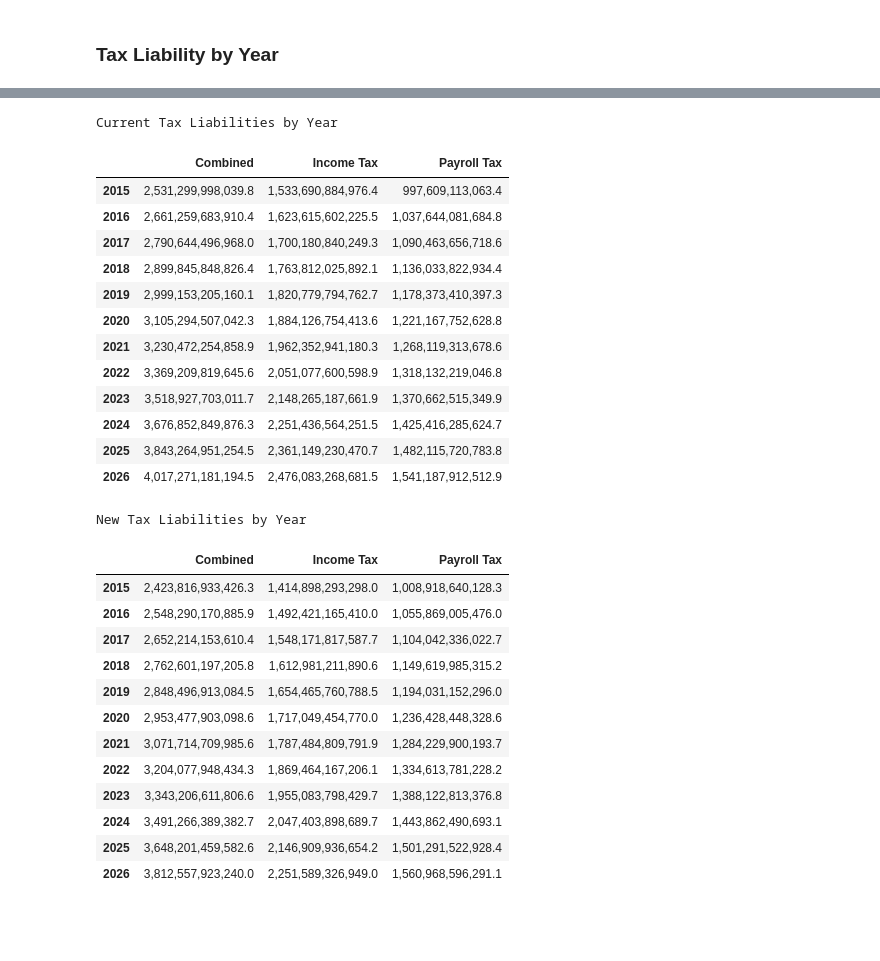
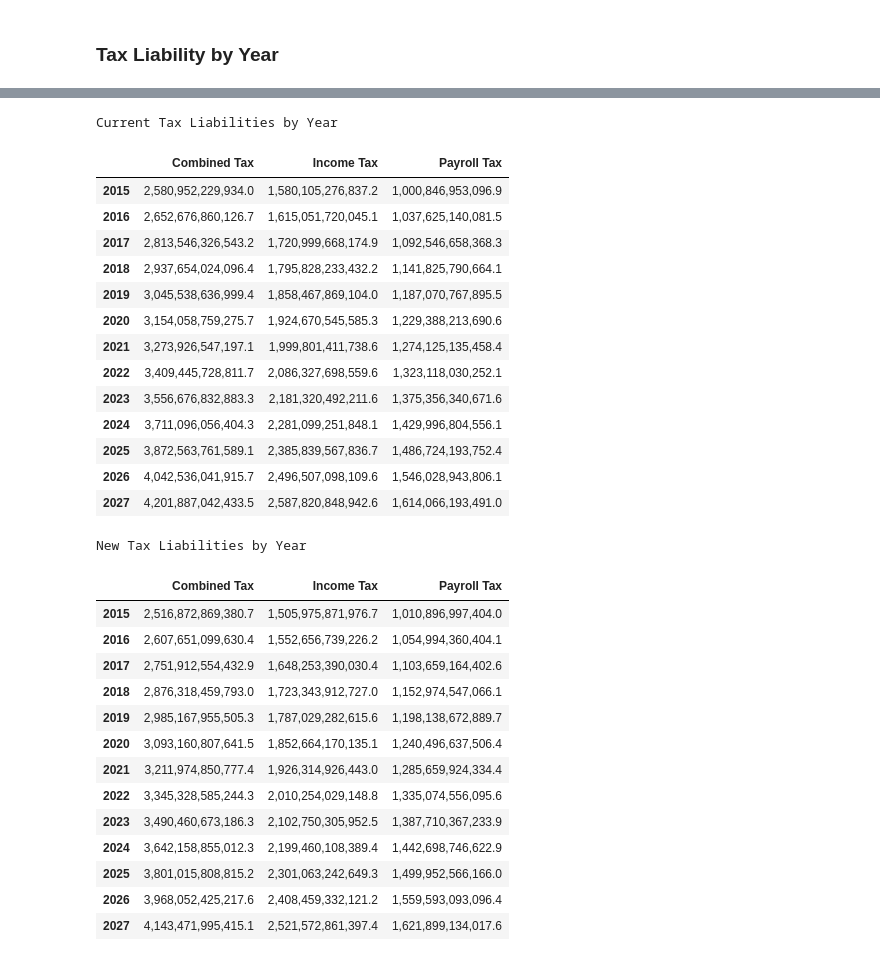
Before and after one commit to andersonfrailey/Notebook-Uploads, a Jupyter notebook: 2011 PUF Comparisons.ipynb, the cells around one changed output, grey strips where cells are left out. Saved outputs shown, nothing was run; the diff lists cells and outputs as text; code cells hidden in the pictures; blank space fills up the shorter version.

```diff
--- a/2011 PUF Comparisons.ipynb
+++ b/2011 PUF Comparisons.ipynb
@@ -42,9 +42,9 @@ growf = Growfactors('../taxdata/stage1/growfactors.csv')
 rec = Records(puf, gfactors=growf,
               weights=wt, adjust_ratios=adj,
               start_year=2011)
-pol = Policy(gfactors=growf, start_year=2011, num_years=16)
-consump = Consumption(start_year=2011, num_years=16)
-behave = Behavior(start_year=2011, num_years=16)
+pol = Policy(gfactors=growf, start_year=2011, num_years=17)
+consump = Consumption(start_year=2011, num_years=17)
+behave = Behavior(start_year=2011, num_years=17)
 calc_new = Calculator(records=rec, policy=pol, consumption=consump, behavior=behave)
 calc_new.advance_to_year(2014)
 calc_new.calc_all()
@@ -402,12 +482,14 @@ show(f)
 # %%
 liabilities_current = {'Income Tax': [],
                        'Payroll Tax': [],
-                       'Combined': []}
+                       'Combined Tax': [],
+                       'source': []}
 liabilities_new = {'Income Tax': [],
                    'Payroll Tax': [],
-                   'Combined': []}
+                   'Combined Tax': [],
+                   'source': []}
 years = []
-for year in range(2015, 2027):
+for year in range(2015, 2028):
     years.append(year)
     calc.advance_to_year(year)
     calc_new.advance_to_year(year)
@@ -415,7 +497,11 @@ for year in range(2015, 2027):
     calc_new.calc_all()
     liabilities_current['Income Tax'].append((calc.records.s006 * calc.records.iitax).sum())
     liabilities_current['Payroll Tax'].append((calc.records.s006 * calc.records.payrolltax).sum())
-    liabilities_current['Combined'].append((calc.records.s006 * calc.records.combined).sum())
+    liabilities_current['Combined Tax'].append((calc.records.s006 * calc.records.combined).sum())
     liabilities_new['Income Tax'].append((calc_new.records.s006 * calc_new.records.iitax).sum())
     liabilities_new['Payroll Tax'].append((calc_new.records.s006 * calc_new.records.payrolltax).sum())
-    liabilities_new['Combined'].append((calc_new.records.s006 * calc_new.records.combined).sum())
+    liabilities_new['Combined Tax'].append((calc_new.records.s006 * calc_new.records.combined).sum())
+    liabilities_current['source'].append('Current')
+    liabilities_new['source'].append('New')
+liabilities_new['years'] = years
+liabilities_current['years'] = years
@@ -437,41 +560,45 @@ show(f)
 # %%
 ldf_current = pd.DataFrame(liabilities_current, index=years)
+ldf_current.drop(['source', 'years'], axis=1, inplace=True)
 print 'Current Tax Liabilities by Year'
 ldf_current
 # %% [output]
 Current Tax Liabilities by Year
-|  | Combined | Income Tax | Payroll Tax |
-| 2015 | 2,531,299,998,039.8 | 1,533,690,884,976.4 | 997,609,113,063.4 |
-| 2016 | 2,661,259,683,910.4 | 1,623,615,602,225.5 | 1,037,644,081,684.8 |
-| 2017 | 2,790,644,496,968.0 | 1,700,180,840,249.3 | 1,090,463,656,718.6 |
-| 2018 | 2,899,845,848,826.4 | 1,763,812,025,892.1 | 1,136,033,822,934.4 |
-| 2019 | 2,999,153,205,160.1 | 1,820,779,794,762.7 | 1,178,373,410,397.3 |
-| 2020 | 3,105,294,507,042.3 | 1,884,126,754,413.6 | 1,221,167,752,628.8 |
-| 2021 | 3,230,472,254,858.9 | 1,962,352,941,180.3 | 1,268,119,313,678.6 |
-| 2022 | 3,369,209,819,645.6 | 2,051,077,600,598.9 | 1,318,132,219,046.8 |
-| 2023 | 3,518,927,703,011.7 | 2,148,265,187,661.9 | 1,370,662,515,349.9 |
-| 2024 | 3,676,852,849,876.3 | 2,251,436,564,251.5 | 1,425,416,285,624.7 |
-| 2025 | 3,843,264,951,254.5 | 2,361,149,230,470.7 | 1,482,115,720,783.8 |
-| 2026 | 4,017,271,181,194.5 | 2,476,083,268,681.5 | 1,541,187,912,512.9 |
+|  | Combined Tax | Income Tax | Payroll Tax |
+| 2015 | 2,580,952,229,934.0 | 1,580,105,276,837.2 | 1,000,846,953,096.9 |
+| 2016 | 2,652,676,860,126.7 | 1,615,051,720,045.1 | 1,037,625,140,081.5 |
+| 2017 | 2,813,546,326,543.2 | 1,720,999,668,174.9 | 1,092,546,658,368.3 |
+| 2018 | 2,937,654,024,096.4 | 1,795,828,233,432.2 | 1,141,825,790,664.1 |
+| 2019 | 3,045,538,636,999.4 | 1,858,467,869,104.0 | 1,187,070,767,895.5 |
+| 2020 | 3,154,058,759,275.7 | 1,924,670,545,585.3 | 1,229,388,213,690.6 |
+| 2021 | 3,273,926,547,197.1 | 1,999,801,411,738.6 | 1,274,125,135,458.4 |
+| 2022 | 3,409,445,728,811.7 | 2,086,327,698,559.6 | 1,323,118,030,252.1 |
+| 2023 | 3,556,676,832,883.3 | 2,181,320,492,211.6 | 1,375,356,340,671.6 |
+| 2024 | 3,711,096,056,404.3 | 2,281,099,251,848.1 | 1,429,996,804,556.1 |
+| 2025 | 3,872,563,761,589.1 | 2,385,839,567,836.7 | 1,486,724,193,752.4 |
+| 2026 | 4,042,536,041,915.7 | 2,496,507,098,109.6 | 1,546,028,943,806.1 |
+| 2027 | 4,201,887,042,433.5 | 2,587,820,848,942.6 | 1,614,066,193,491.0 |
 # %%
 ldf_new = pd.DataFrame(liabilities_new, index=years)
+ldf_new.drop(['source', 'years'], axis=1, inplace=True)
 print 'New Tax Liabilities by Year'
 ldf_new
 # %% [output]
 New Tax Liabilities by Year
-|  | Combined | Income Tax | Payroll Tax |
-| 2015 | 2,423,816,933,426.3 | 1,414,898,293,298.0 | 1,008,918,640,128.3 |
-| 2016 | 2,548,290,170,885.9 | 1,492,421,165,410.0 | 1,055,869,005,476.0 |
-| 2017 | 2,652,214,153,610.4 | 1,548,171,817,587.7 | 1,104,042,336,022.7 |
-| 2018 | 2,762,601,197,205.8 | 1,612,981,211,890.6 | 1,149,619,985,315.2 |
-| 2019 | 2,848,496,913,084.5 | 1,654,465,760,788.5 | 1,194,031,152,296.0 |
-| 2020 | 2,953,477,903,098.6 | 1,717,049,454,770.0 | 1,236,428,448,328.6 |
-| 2021 | 3,071,714,709,985.6 | 1,787,484,809,791.9 | 1,284,229,900,193.7 |
-| 2022 | 3,204,077,948,434.3 | 1,869,464,167,206.1 | 1,334,613,781,228.2 |
-| 2023 | 3,343,206,611,806.6 | 1,955,083,798,429.7 | 1,388,122,813,376.8 |
-| 2024 | 3,491,266,389,382.7 | 2,047,403,898,689.7 | 1,443,862,490,693.1 |
-| 2025 | 3,648,201,459,582.6 | 2,146,909,936,654.2 | 1,501,291,522,928.4 |
-| 2026 | 3,812,557,923,240.0 | 2,251,589,326,949.0 | 1,560,968,596,291.1 |
+|  | Combined Tax | Income Tax | Payroll Tax |
+| 2015 | 2,516,872,869,380.7 | 1,505,975,871,976.7 | 1,010,896,997,404.0 |
+| 2016 | 2,607,651,099,630.4 | 1,552,656,739,226.2 | 1,054,994,360,404.1 |
+| 2017 | 2,751,912,554,432.9 | 1,648,253,390,030.4 | 1,103,659,164,402.6 |
+| 2018 | 2,876,318,459,793.0 | 1,723,343,912,727.0 | 1,152,974,547,066.1 |
+| 2019 | 2,985,167,955,505.3 | 1,787,029,282,615.6 | 1,198,138,672,889.7 |
+| 2020 | 3,093,160,807,641.5 | 1,852,664,170,135.1 | 1,240,496,637,506.4 |
+| 2021 | 3,211,974,850,777.4 | 1,926,314,926,443.0 | 1,285,659,924,334.4 |
+| 2022 | 3,345,328,585,244.3 | 2,010,254,029,148.8 | 1,335,074,556,095.6 |
+| 2023 | 3,490,460,673,186.3 | 2,102,750,305,952.5 | 1,387,710,367,233.9 |
+| 2024 | 3,642,158,855,012.3 | 2,199,460,108,389.4 | 1,442,698,746,622.9 |
+| 2025 | 3,801,015,808,815.2 | 2,301,063,242,649.3 | 1,499,952,566,166.0 |
+| 2026 | 3,968,052,425,217.6 | 2,408,459,332,121.2 | 1,559,593,093,096.4 |
+| 2027 | 4,143,471,995,415.1 | 2,521,572,861,397.4 | 1,621,899,134,017.6 |
 # %%
 print 'Difference in Tax Liabilities by Year'
 diff_df = ldf_new - ldf_current
```
Also changed, not shown: parts of 22 cells of this notebook.
